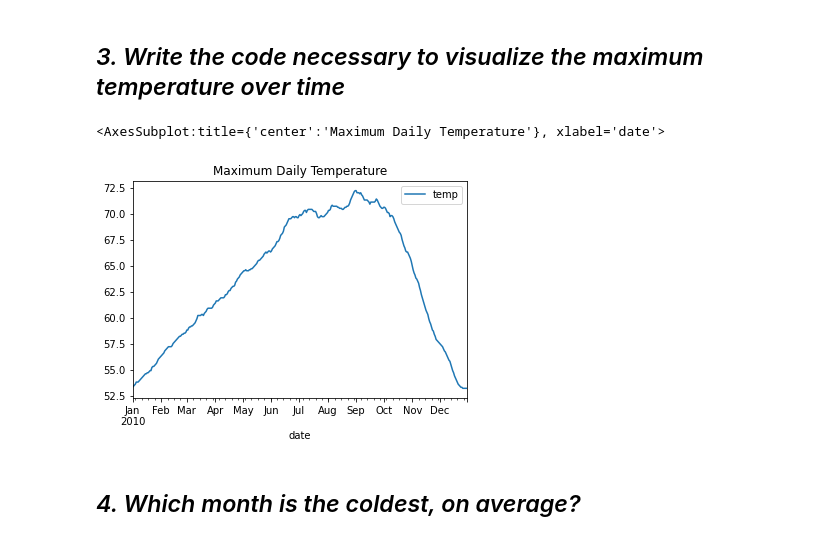
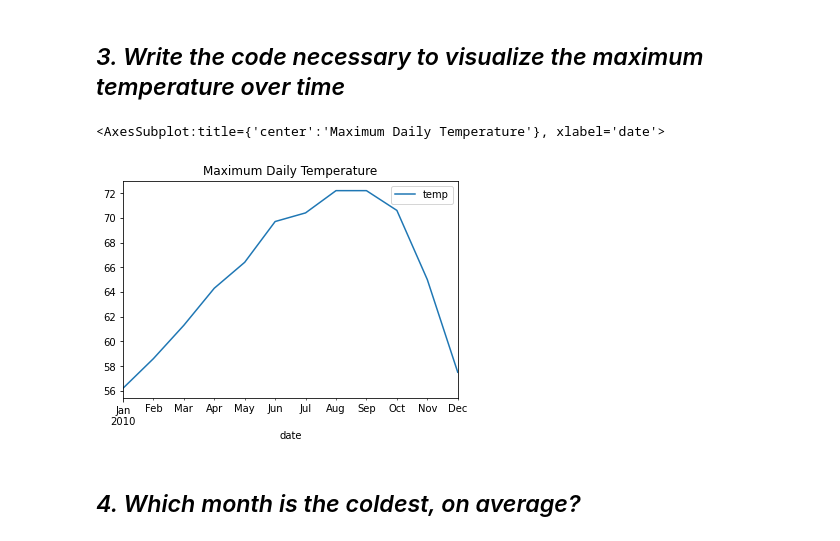
Before and after one commit to Severina7/time_series_exercises, a Jupyter notebook: working_with_time_series_data.ipynb, the cells around one changed output. Saved outputs shown, nothing was run; the diff lists cells and outputs as text; code cells hidden in the pictures.

```diff
--- a/working_with_time_series_data.ipynb
+++ b/working_with_time_series_data.ipynb
@@ -120,10 +114,12 @@ temps.resample('D').min().plot(title='Minimum Daily Temperature')
 # %% [markdown]
 ## *3. Write the code necessary to visualize the maximum temperature over time*
 # %%
-temps.resample('D').max().plot(title='Maximum Daily Temperature')
+# Resampling and getting the maximum of temperatures
+
+temps.resample('M').max().plot(title='Maximum Daily Temperature')
 # %% [output]
 <AxesSubplot:title={'center':'Maximum Daily Temperature'}, xlabel='date'>
-[figure, old version]
+[figure, new version]
 # %% [markdown]
 ## *4. Which month is the coldest, on average?*
 # %%
```
Also changed, not shown: parts of 23 cells of this notebook, 3 other files.
